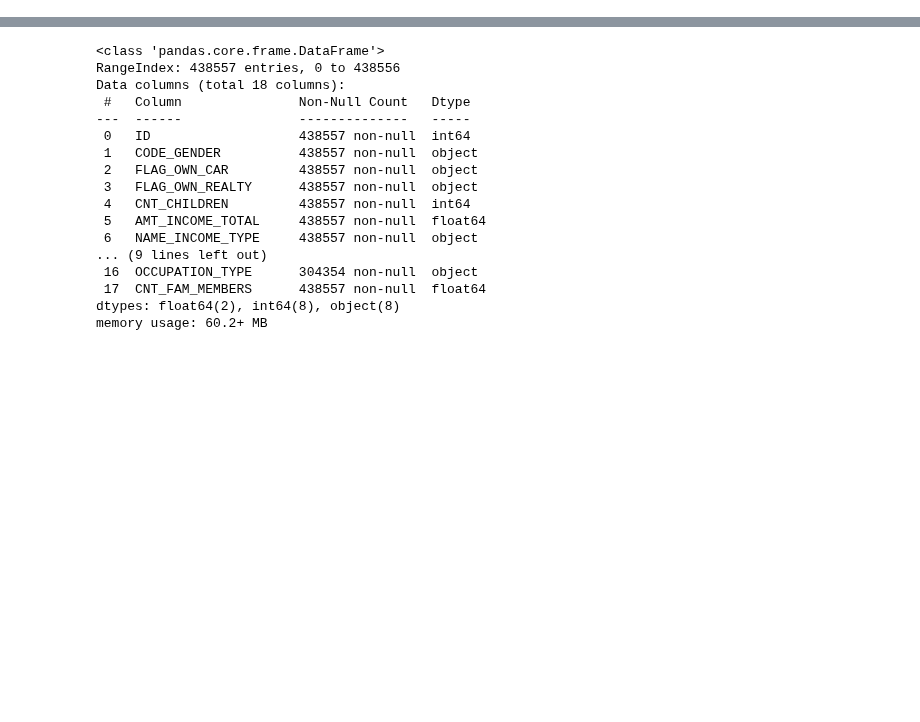
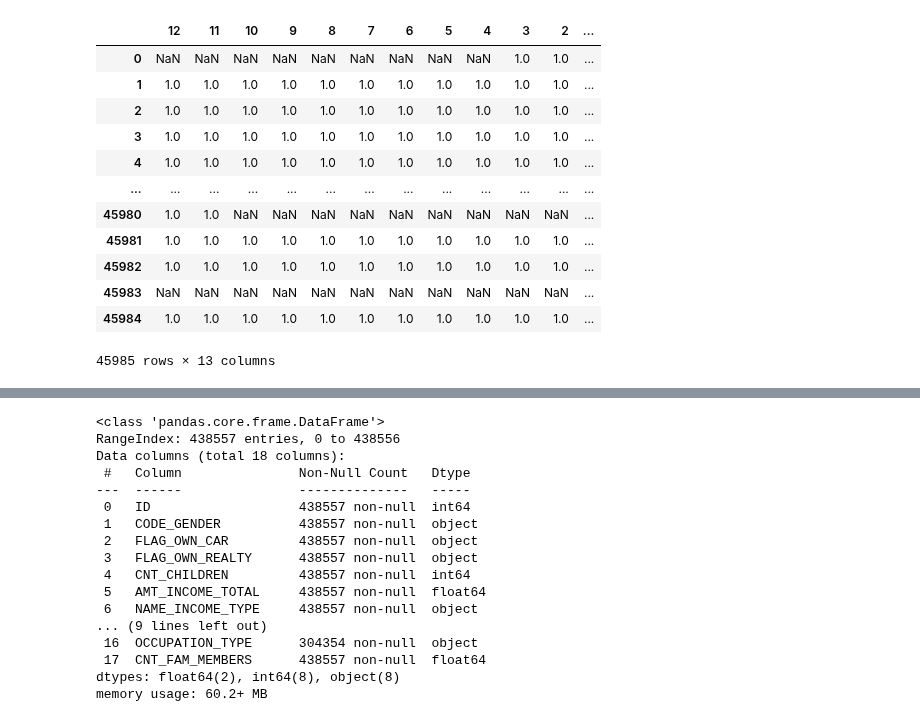
Before and after one commit to credit-risk-management-predictor/credit-risk-management-predictor, a Jupyter notebook: bibek-acquire-wrangle.ipynb, the cells around one changed output, grey strips where cells are left out. Cells and saved outputs as stored; diff of their text form; code cells hidden in the pictures; blank space fills up the shorter version.

```diff
--- a/bibek-acquire-wrangle.ipynb
+++ b/bibek-acquire-wrangle.ipynb
@@ -29,0 +58,2 @@ credit.head()
+# %%
+one_year_hist = pd.DataFrame(credit.groupby(['ID', 'MONTHS_BALANCE']).size().unstack().reset_index().iloc[:, 49:62])
@@ -29,0 +76,18 @@ credit.head()
+# %%
+one_year_hist.columns = ['12', '11', '10', '9', '8', '7', '6', '5', '4', '3', '2', 'last_month', 'this_month']
+# %%
+one_year_hist
+# %% [output]
+|  | 12 | 11 | 10 | 9 | 8 | 7 | 6 | 5 | 4 | 3 | 2 | ... |
+| 0 | NaN | NaN | NaN | NaN | NaN | NaN | NaN | NaN | NaN | 1.0 | 1.0 | ... |
+| 1 | 1.0 | 1.0 | 1.0 | 1.0 | 1.0 | 1.0 | 1.0 | 1.0 | 1.0 | 1.0 | 1.0 | ... |
+| 2 | 1.0 | 1.0 | 1.0 | 1.0 | 1.0 | 1.0 | 1.0 | 1.0 | 1.0 | 1.0 | 1.0 | ... |
+| 3 | 1.0 | 1.0 | 1.0 | 1.0 | 1.0 | 1.0 | 1.0 | 1.0 | 1.0 | 1.0 | 1.0 | ... |
+| 4 | 1.0 | 1.0 | 1.0 | 1.0 | 1.0 | 1.0 | 1.0 | 1.0 | 1.0 | 1.0 | 1.0 | ... |
+| ... | ... | ... | ... | ... | ... | ... | ... | ... | ... | ... | ... | ... |
+| 45980 | 1.0 | 1.0 | NaN | NaN | NaN | NaN | NaN | NaN | NaN | NaN | NaN | ... |
+| 45981 | 1.0 | 1.0 | 1.0 | 1.0 | 1.0 | 1.0 | 1.0 | 1.0 | 1.0 | 1.0 | 1.0 | ... |
+| 45982 | 1.0 | 1.0 | 1.0 | 1.0 | 1.0 | 1.0 | 1.0 | 1.0 | 1.0 | 1.0 | 1.0 | ... |
+| 45983 | NaN | NaN | NaN | NaN | NaN | NaN | NaN | NaN | NaN | NaN | NaN | ... |
+| 45984 | 1.0 | 1.0 | 1.0 | 1.0 | 1.0 | 1.0 | 1.0 | 1.0 | 1.0 | 1.0 | 1.0 | ... |
+45985 rows × 13 columns
```
Also changed, not shown: parts of 51 cells of this notebook.
